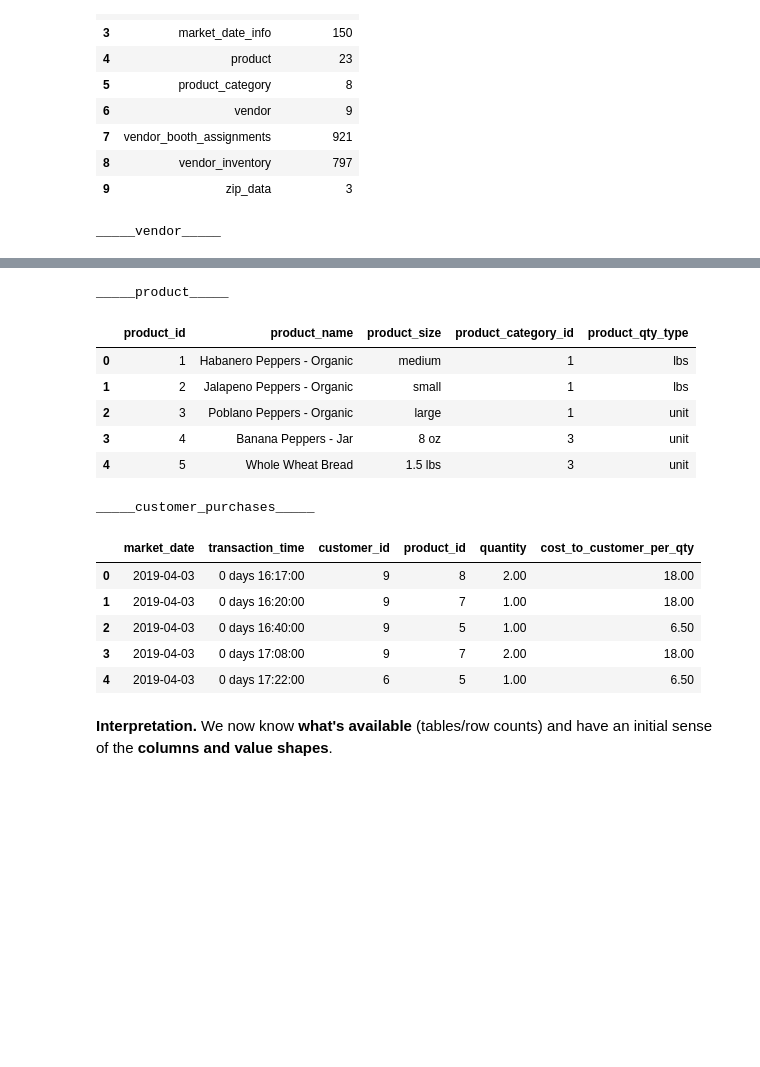
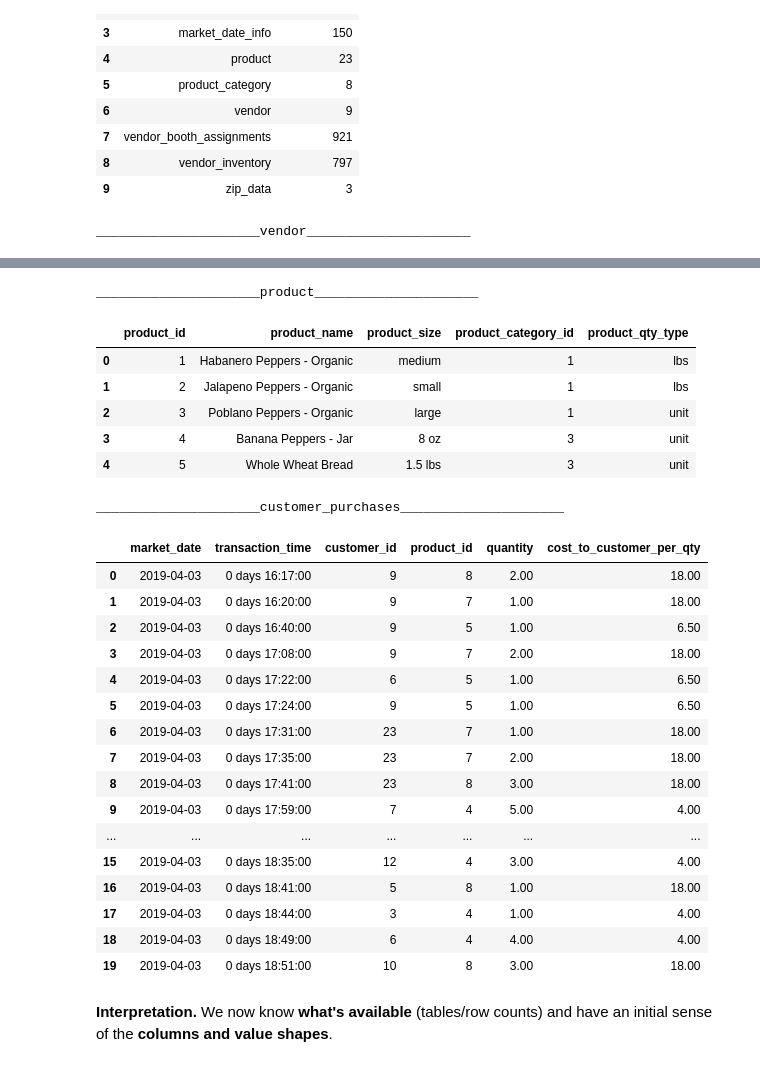
Before and after one commit to WilliamPourmajidi/sql-databases, a Jupyter notebook: Module-8/Module8_EDA_All_in_One.ipynb, the cells around one changed output, grey strips where cells are left out. Drawn from its saved outputs; the diff is of its cells as text; code cells hidden in the pictures; blank space fills up the shorter version.

```diff
--- a/Module-8/Module8_EDA_All_in_One.ipynb
+++ b/Module-8/Module8_EDA_All_in_One.ipynb
@@ -128,48 +128,59 @@ SELECT 'zip_data', COUNT(*) FROM zip_data;
 # 1. The 'vendor' table:
 #    - Retrieves all columns for the first 5 rows, ordered by 'vendor_id'.
 #    - This provides a quick overview of the vendor data structure and sample values.
-print("_____vendor_____")
+print("_____________________vendor_____________________")
 display(run_query("SELECT * FROM vendor ORDER BY vendor_id LIMIT 5", preview=None))
 
 # 2. The 'product' table:
 #    - Retrieves all columns for the first 5 rows, ordered by 'product_id'.
 #    - This helps understand the product catalog and its attributes.
-print("\n_____product_____")
+print("\n_____________________product_____________________")
 display(run_query("SELECT * FROM product ORDER BY product_id LIMIT 5", preview=None))
 
 # 3. The 'customer_purchases' table:
 #    - Selects specific columns related to transactions, such as market date, transaction time, customer ID, product ID, quantity, and cost.
 #    - Orders the results by 'market_date' and 'transaction_time' to show the chronological sequence of purchases.
 #    - Limits the output to the first 5 rows for a concise preview.
-print("\n_____customer_purchases_____")
+print("\n_____________________customer_purchases_____________________")
 display(run_query("""
 SELECT market_date, transaction_time, customer_id, product_id, quantity, cost_to_customer_per_qty
 FROM customer_purchases
 ORDER BY market_date, transaction_time
-LIMIT 5
+LIMIT 20
 """, preview=None))
 # %% [output]
-_____vendor_____
+_____________________vendor_____________________
 |  | vendor_id | vendor_name | vendor_type | vendor_owner_first_name | vendor_owner_last_name |
 | 0 | 1 | Chris's Sustainable Eggs & Meats | Eggs & Meats | Chris | Sylvan |
 | 1 | 2 | Hernández Salsa & Veggies | Fresh Variety: Veggies & More | Maria | Hernández |
 | 2 | 3 | Mountain View Vegetables | Fresh Variety: Veggies & More | Joseph | Yoder |
 | 3 | 4 | Fields of Corn | Fresh Focused | Samuel | Smith |
 | 4 | 5 | Seashell Clay Shop | Arts & Jewelry | Karen | Soula |
-_____product_____
+_____________________product_____________________
 |  | product_id | product_name | product_size | product_category_id | product_qty_type |
 | 0 | 1 | Habanero Peppers - Organic | medium | 1 | lbs |
 | 1 | 2 | Jalapeno Peppers - Organic | small | 1 | lbs |
 | 2 | 3 | Poblano Peppers - Organic | large | 1 | unit |
 | 3 | 4 | Banana Peppers - Jar | 8 oz | 3 | unit |
 | 4 | 5 | Whole Wheat Bread | 1.5 lbs | 3 | unit |
-_____customer_purchases_____
+_____________________customer_purchases_____________________
 |  | market_date | transaction_time | customer_id | product_id | quantity | cost_to_customer_per_qty |
 | 0 | 2019-04-03 | 0 days 16:17:00 | 9 | 8 | 2.00 | 18.00 |
 | 1 | 2019-04-03 | 0 days 16:20:00 | 9 | 7 | 1.00 | 18.00 |
 | 2 | 2019-04-03 | 0 days 16:40:00 | 9 | 5 | 1.00 | 6.50 |
 | 3 | 2019-04-03 | 0 days 17:08:00 | 9 | 7 | 2.00 | 18.00 |
 | 4 | 2019-04-03 | 0 days 17:22:00 | 6 | 5 | 1.00 | 6.50 |
+| 5 | 2019-04-03 | 0 days 17:24:00 | 9 | 5 | 1.00 | 6.50 |
+| 6 | 2019-04-03 | 0 days 17:31:00 | 23 | 7 | 1.00 | 18.00 |
+| 7 | 2019-04-03 | 0 days 17:35:00 | 23 | 7 | 2.00 | 18.00 |
+| 8 | 2019-04-03 | 0 days 17:41:00 | 23 | 8 | 3.00 | 18.00 |
+| 9 | 2019-04-03 | 0 days 17:59:00 | 7 | 4 | 5.00 | 4.00 |
+| ... | ... | ... | ... | ... | ... | ... |
+| 15 | 2019-04-03 | 0 days 18:35:00 | 12 | 4 | 3.00 | 4.00 |
+| 16 | 2019-04-03 | 0 days 18:41:00 | 5 | 8 | 1.00 | 18.00 |
+| 17 | 2019-04-03 | 0 days 18:44:00 | 3 | 4 | 1.00 | 4.00 |
+| 18 | 2019-04-03 | 0 days 18:49:00 | 6 | 4 | 4.00 | 4.00 |
+| 19 | 2019-04-03 | 0 days 18:51:00 | 10 | 8 | 3.00 | 18.00 |
 # %% [markdown]
 **Interpretation.** We now know **what's available** (tables/row counts) and have an initial sense of the **columns and value shapes**.
 # %% [markdown]
```
Also changed, not shown: parts of 1 cell of this notebook.
